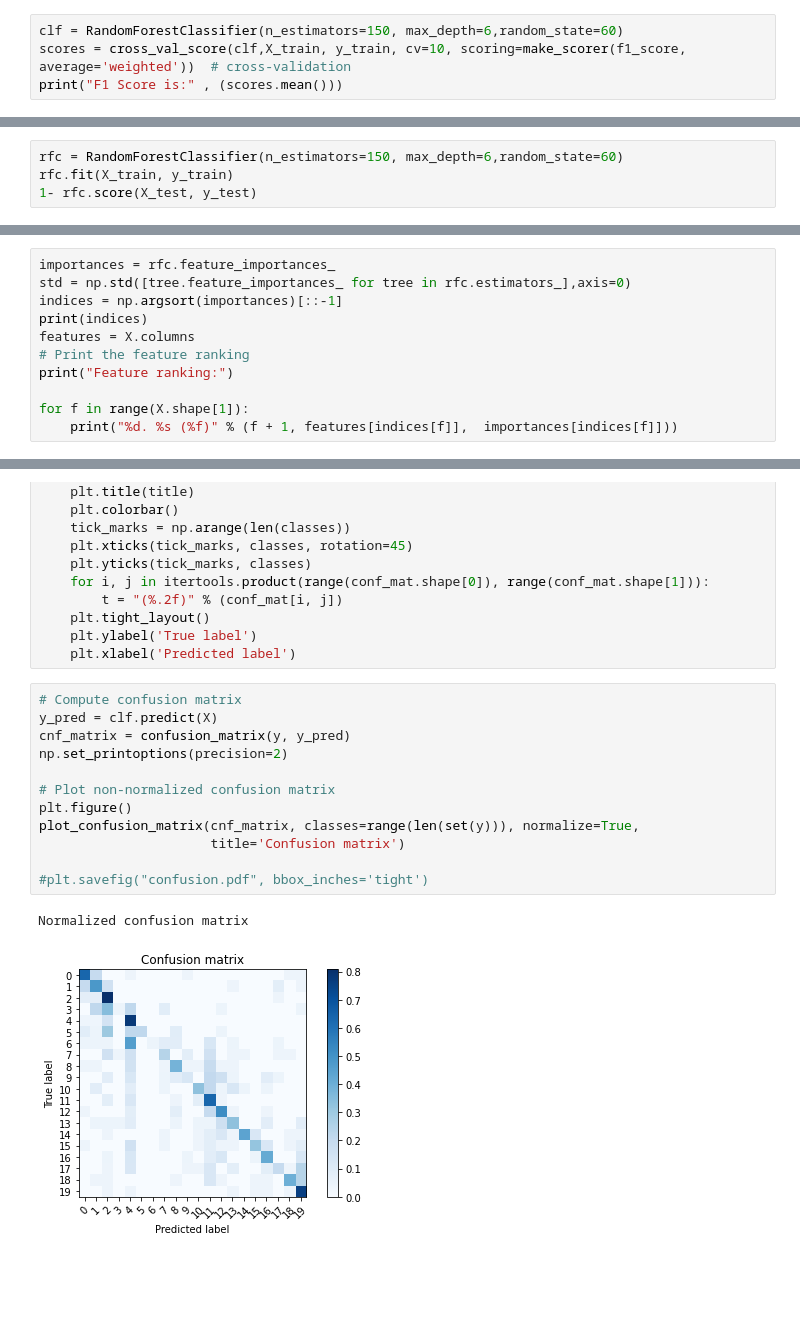
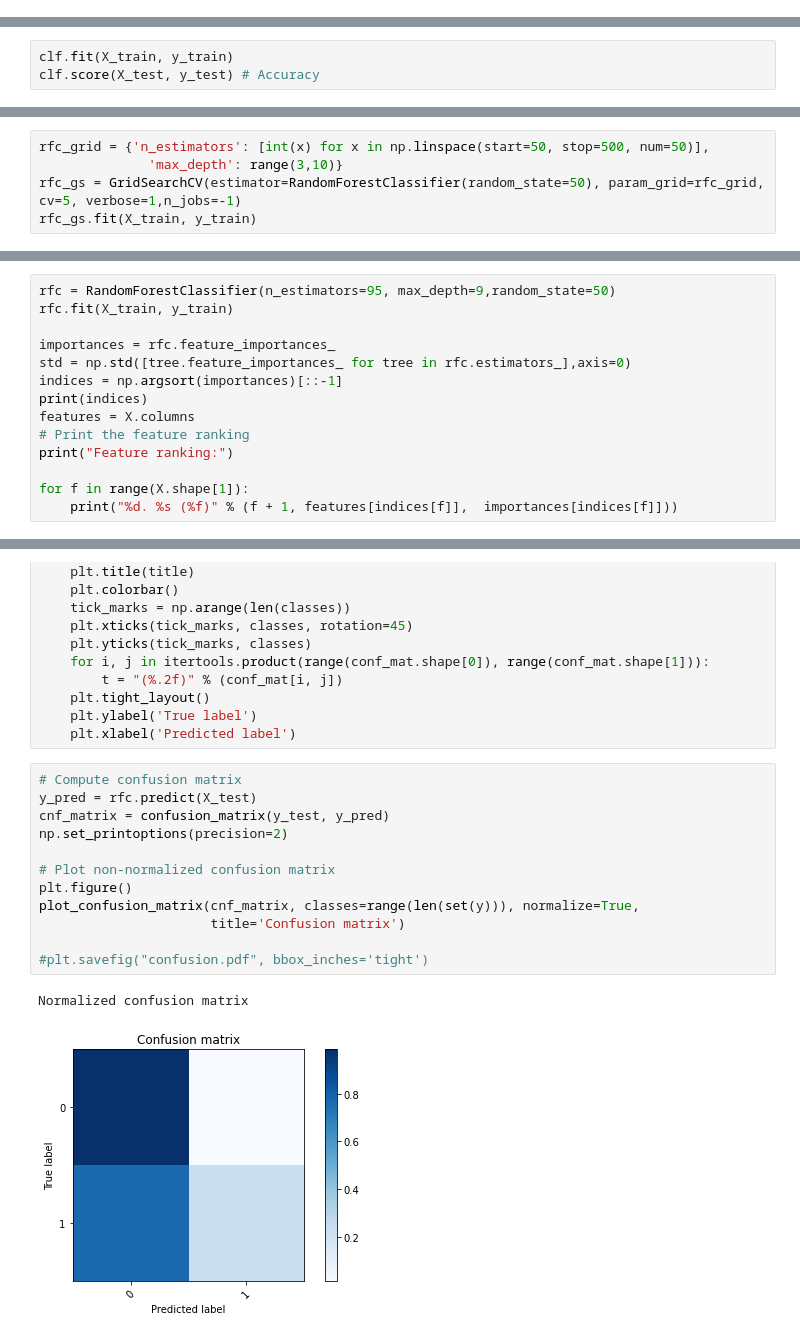
Before and after one commit to smrutisanchita/CE888, a Jupyter notebook: Lab_3/Bank_classification.ipynb, the cells around one changed output, grey strips where cells are left out. Saved outputs shown, nothing was run; the diff lists cells and outputs as text; blank space fills up the shorter version.

```diff
--- a/Lab_3/Bank_classification.ipynb
+++ b/Lab_3/Bank_classification.ipynb
@@ -93,4 +144,0 @@ F1 Score is: 0.8712388352786838
-# %%
-clf = RandomForestClassifier(n_estimators=150, max_depth=6,random_state=60)
-scores = cross_val_score(clf,X_train, y_train, cv=10, scoring=make_scorer(f1_score, average='weighted'))  # cross-validation
-print("F1 Score is:" , (scores.mean()))
@@ -99,5 +145,4 @@ F1 Score is: 0.8707364602409342
 # %%
-rfc = RandomForestClassifier(n_estimators=150, max_depth=6,random_state=60)
-rfc.fit(X_train, y_train)
-1- rfc.score(X_test, y_test)
+clf.fit(X_train, y_train)
+clf.score(X_test, y_test) # Accuracy
 # %% [output]
@@ -116,0 +155,5 @@ RandomForestClassifier(bootstrap=True, ccp_alpha=0.0, class_weight=None,
+# %%
+rfc_grid = {'n_estimators': [int(x) for x in np.linspace(start=50, stop=500, num=50)],
+              'max_depth': range(3,10)}
+rfc_gs = GridSearchCV(estimator=RandomForestClassifier(random_state=50), param_grid=rfc_grid, cv=5, verbose=1,n_jobs=-1)
+rfc_gs.fit(X_train, y_train)
@@ -117,4 +205,7 @@ RandomForestClassifier(bootstrap=True, ccp_alpha=0.0, class_weight=None,
 # %%
+rfc = RandomForestClassifier(n_estimators=95, max_depth=9,random_state=50)
+rfc.fit(X_train, y_train)
+
 importances = rfc.feature_importances_
 std = np.std([tree.feature_importances_ for tree in rfc.estimators_],axis=0)
 indices = np.argsort(importances)[::-1]
@@ -256,16 +270,16 @@ def plot_confusion_matrix(conf_mat, classes,
     plt.xlabel('Predicted label')
 # %%
 # Compute confusion matrix
-y_pred = clf.predict(X)
-cnf_matrix = confusion_matrix(y, y_pred)
+y_pred = rfc.predict(X_test)
+cnf_matrix = confusion_matrix(y_test, y_pred)
 np.set_printoptions(precision=2)
 
 # Plot non-normalized confusion matrix
 plt.figure()
 plot_confusion_matrix(cnf_matrix, classes=range(len(set(y))), normalize=True,
                       title='Confusion matrix')
 
 #plt.savefig("confusion.pdf", bbox_inches='tight')
 # %% [output]
 Normalized confusion matrix
-[figure, old version]
+[figure, new version]
```
Also changed, not shown: parts of 32 cells of this notebook.
